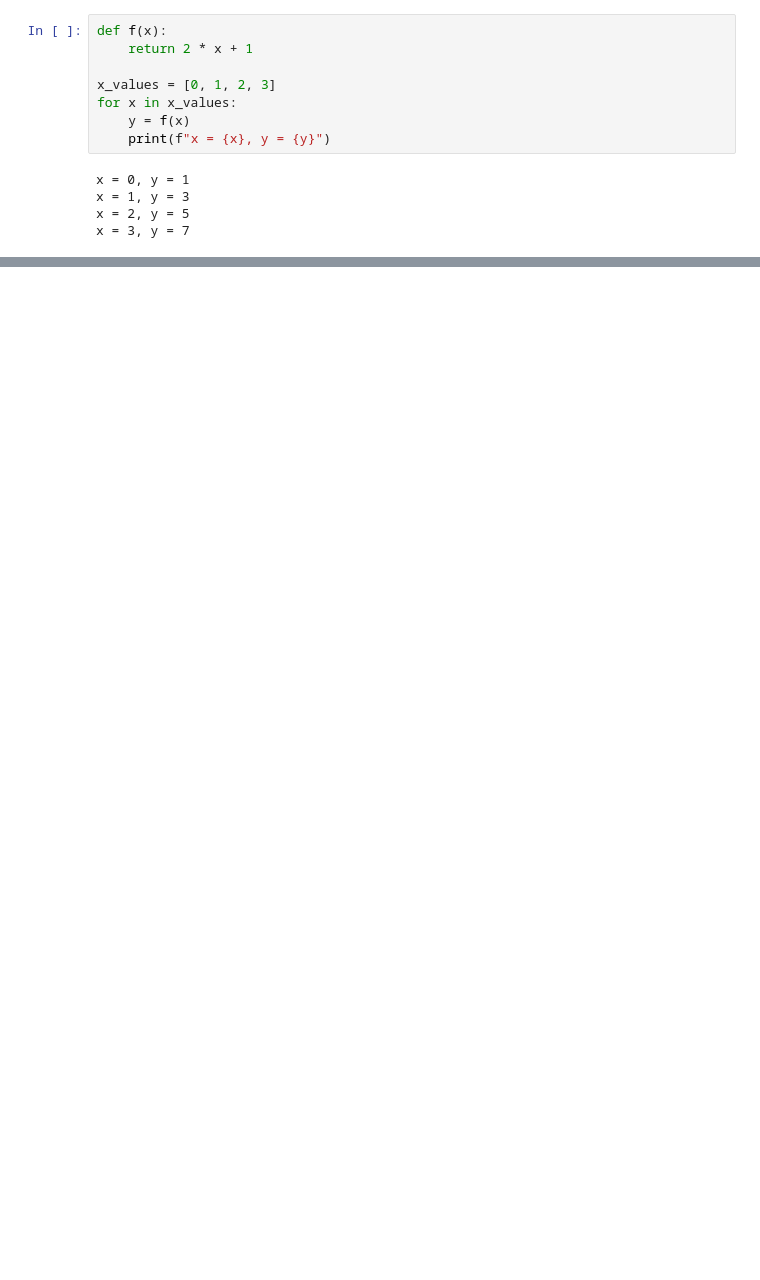
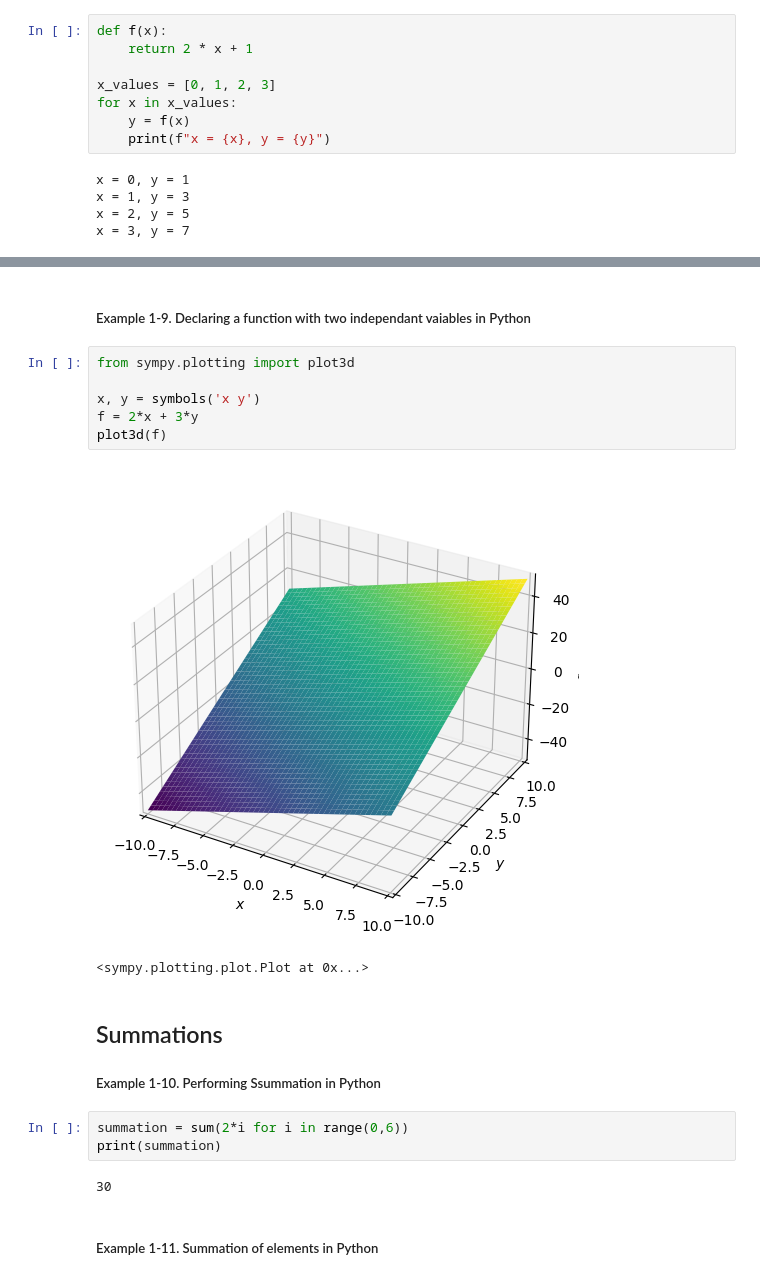
Before and after one commit to rahulkfernandes/Essential-Math-for-DS, a Jupyter notebook: Chapter1-Basic_Math_and_Calculus_Review.ipynb, the cells around one changed output, grey strips where cells are left out. Drawn from its saved outputs; the diff is of its cells as text; blank space fills up the shorter version.

```diff
--- a/Chapter1-Basic_Math_and_Calculus_Review.ipynb
+++ b/Chapter1-Basic_Math_and_Calculus_Review.ipynb
@@ -52,0 +75,21 @@ x = 3, y = 7
+# %% [markdown]
+##### Example 1-9. Declaring a function with two independant vaiables in Python
+# %%
+from sympy.plotting import plot3d
+
+x, y = symbols('x y')
+f = 2*x + 3*y
+plot3d(f)
+# %% [output]
+[figure, added]
+<sympy.plotting.plot.Plot at 0x...>
+# %% [markdown]
+## Summations
+##### Example 1-10. Performing Ssummation in Python
+# %%
+summation = sum(2*i for i in range(0,6))
+print(summation)
+# %% [output]
+30
+# %% [markdown]
+##### Example 1-11. Summation of elements in Python
```
Also changed, not shown: parts of 15 cells of this notebook.
